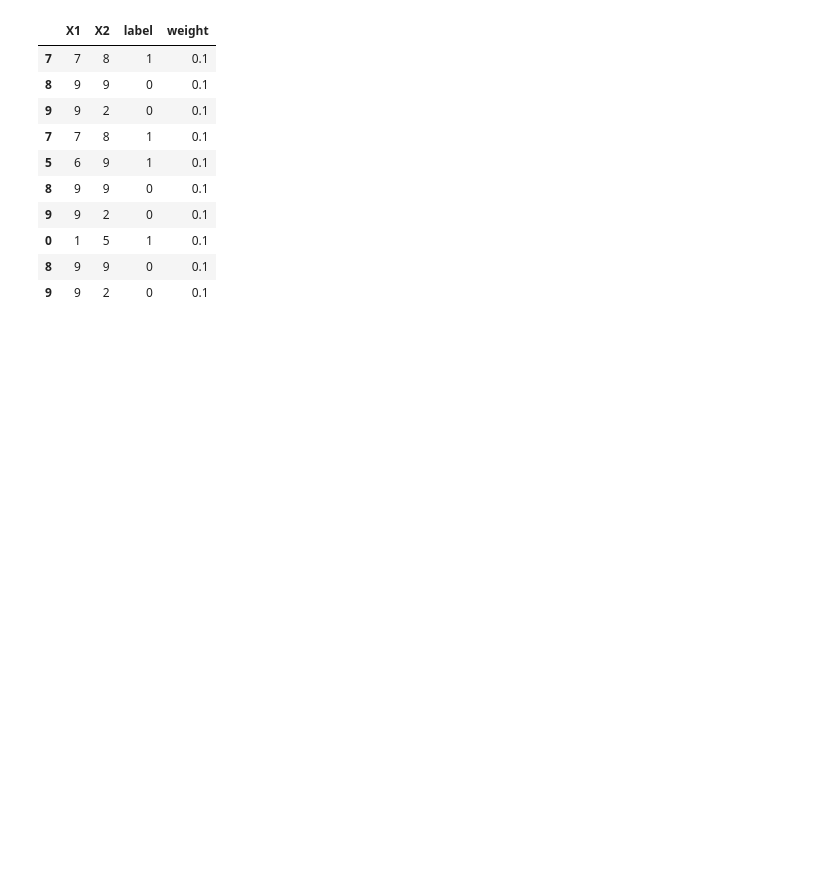
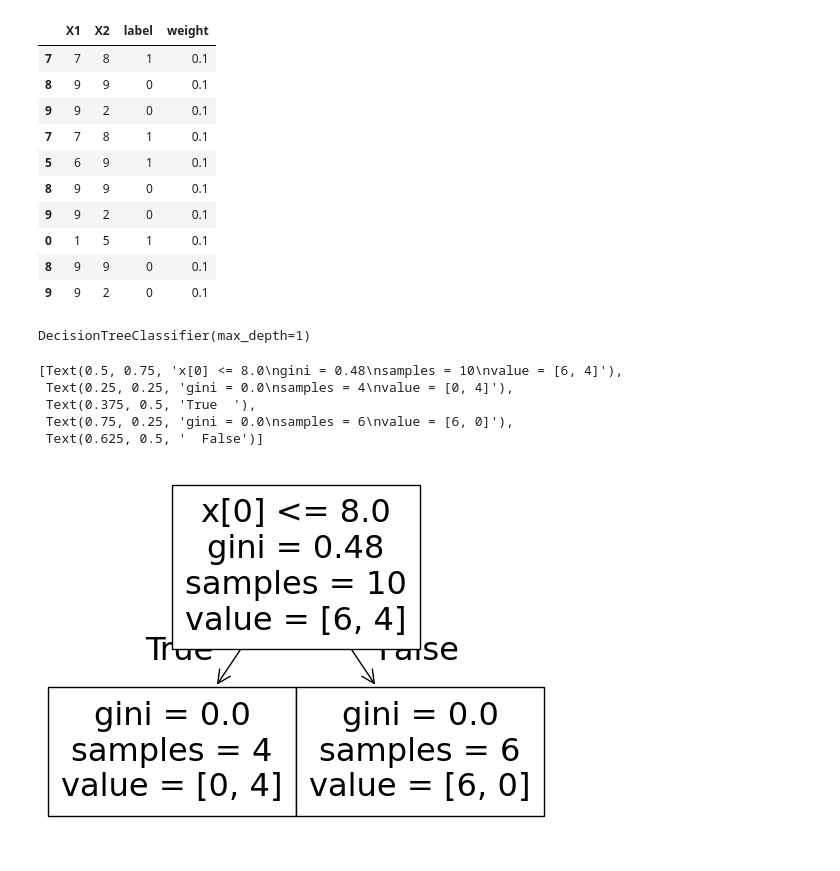
Before and after one commit to Khushi130404/Ensemble-Learning, a Jupyter notebook: AdaBoost/my_adaboost.ipynb, the cells around one changed output. Saved outputs shown, nothing was run; the diff lists cells and outputs as text; code cells hidden in the pictures; blank space fills up the shorter version.

```diff
--- a/AdaBoost/my_adaboost.ipynb
+++ b/AdaBoost/my_adaboost.ipynb
@@ -327,3 +327,19 @@ df3
 | 0 | 1 | 5 | 1 | 0.1 |
 | 8 | 9 | 9 | 0 | 0.1 |
 | 9 | 9 | 2 | 0 | 0.1 |
+# %%
+dt3 = DecisionTreeClassifier(max_depth=1)
+x = df3.iloc[:,0:2].values
+y = df3.iloc[:,2].values
+dt3.fit(x,y)
+# %% [output]
+DecisionTreeClassifier(max_depth=1)
+# %%
+plot_tree(dt3)
+# %% [output]
+[Text(0.5, 0.75, 'x[0] <= 8.0\ngini = 0.48\nsamples = 10\nvalue = [6, 4]'),
+ Text(0.25, 0.25, 'gini = 0.0\nsamples = 4\nvalue = [0, 4]'),
+ Text(0.375, 0.5, 'True  '),
+ Text(0.75, 0.25, 'gini = 0.0\nsamples = 6\nvalue = [6, 0]'),
+ Text(0.625, 0.5, '  False')]
+[figure, added]
```
